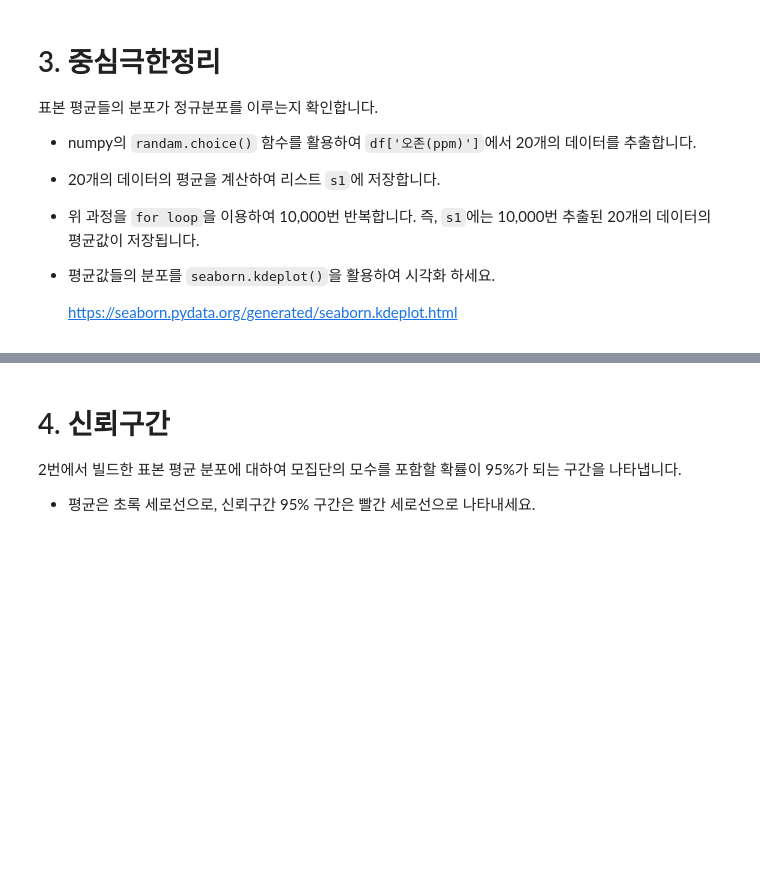
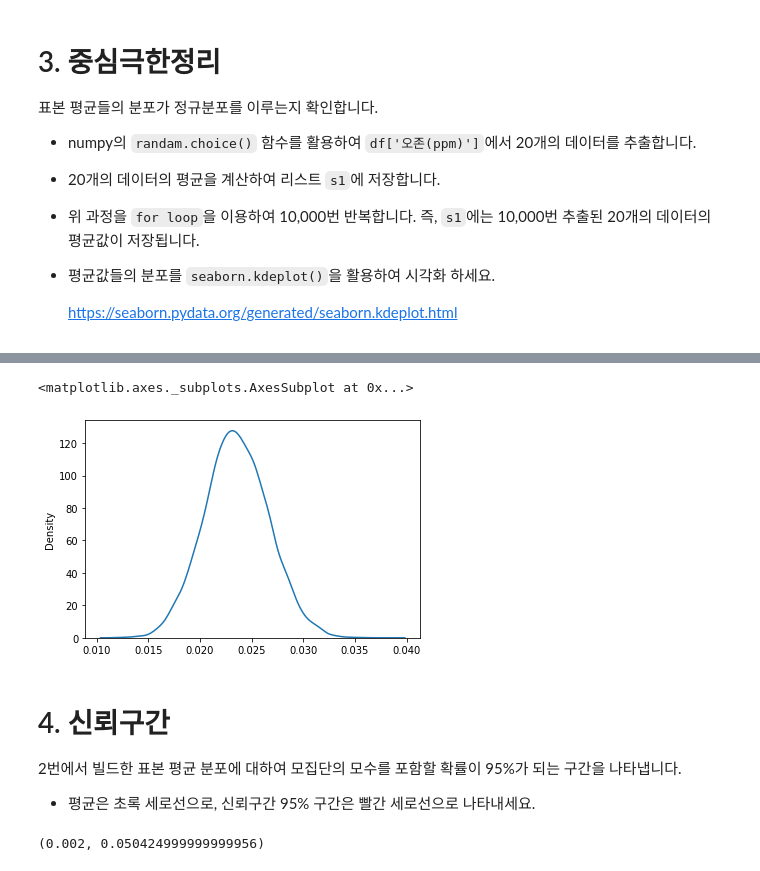
Before and after one commit to p65454/codestates, a Jupyter notebook: n122-Central-Limit-Theorem/n122a - CLT.ipynb, the cells around one changed output, grey strips where cells are left out. Cells and saved outputs as stored; diff of their text form; code cells hidden in the pictures; blank space fills up the shorter version.

```diff
--- a/n122-Central-Limit-Theorem/n122a - CLT.ipynb
+++ b/n122-Central-Limit-Theorem/n122a - CLT.ipynb
@@ -59,0 +140,7 @@
+# %%
+# 이 곳에 답안을 작성하시기 바랍니다.
+s1 = []
+for i in range(10000):
+   sample=np.random.choice(pop,20)
+   s1.append(sample.mean())
+s1
@@ -60,3 +165,9 @@
+# %%
+import seaborn as sns
+sns.kdeplot(data=s1)
+# %% [output]
+<matplotlib.axes._subplots.AxesSubplot at 0x...>
+[figure, added]
 # %% [markdown]
 # 4. 신뢰구간
 
@@ -67,0 +177,6 @@
+# %%
+# 평균은 초록 세로선으로, 신뢰구간 95% 구간은 빨간 세로선으로 나타내세요.
+lower, upper = np.percentile(pop, 2.5), np.percentile(pop, 97.5)
+lower, upper
+# %% [output]
+(0.002, 0.050424999999999956)
```
Also changed, not shown: parts of 15 cells of this notebook.
